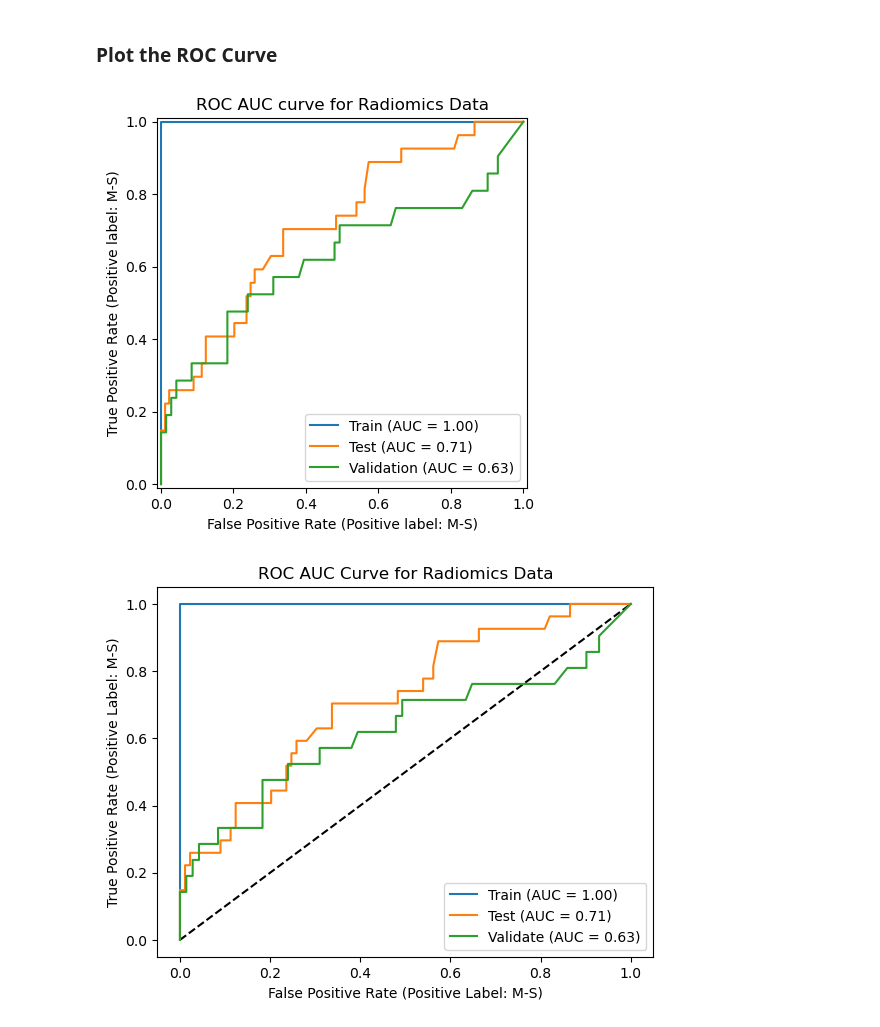
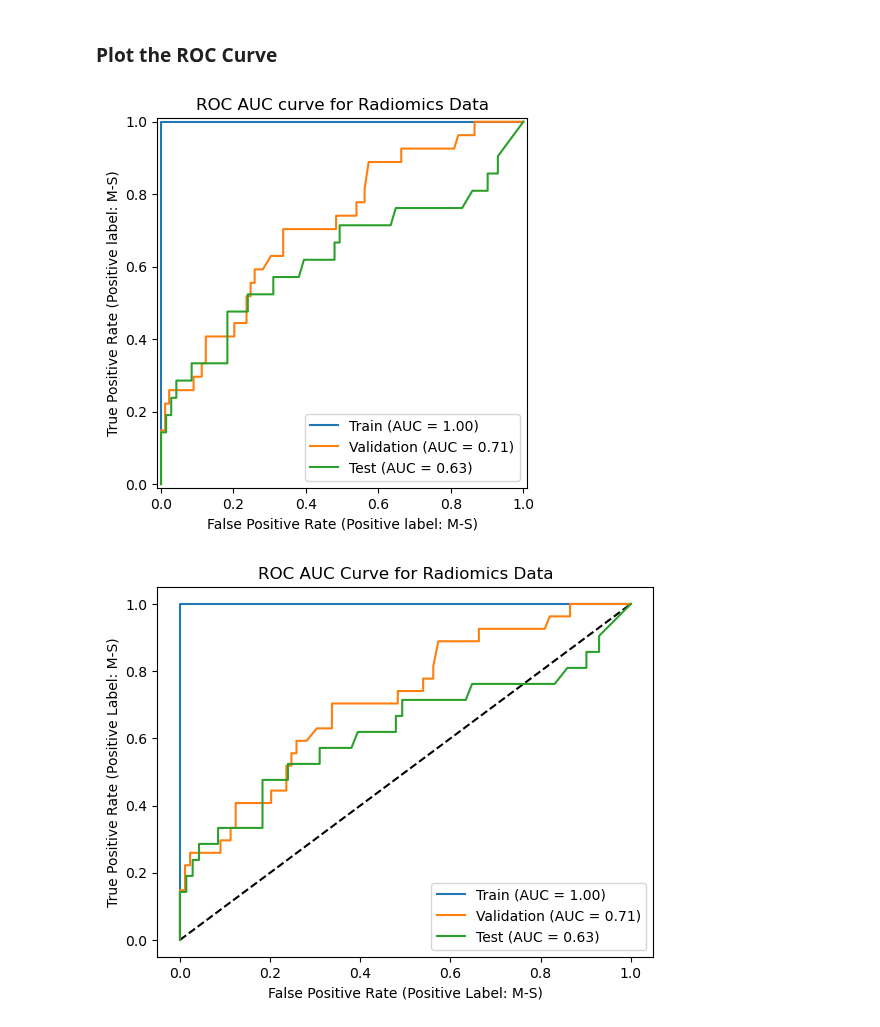
Before and after one commit to KristoferLintonReid/ultrasound-contrastivemodels, a Jupyter notebook: notebooks/baseline_radiomics_ALL.ipynb, the cells around one changed output. Drawn from its saved outputs; the diff is of its cells as text; code cells hidden in the pictures.

```diff
--- a/notebooks/baseline_radiomics_ALL.ipynb
+++ b/notebooks/baseline_radiomics_ALL.ipynb
@@ -463,16 +463,14 @@ Counter({'B-S': 71, 'M-S': 21})
 ### Radiomics Tabular Data
 # %%
 # Scale radiomics sample counts
-scaler = StandardScaler()
-rad_train_df = pd.DataFrame(scaler.fit_transform(rad_train), columns=rad_all.columns)
+scaler_rad = StandardScaler()
+rad_train_df = pd.DataFrame(scaler_rad.fit_transform(rad_train), columns=rad_all.columns)
 rad_train_df.insert(0, "SURGICAL", surg_train)
 
-scaler = StandardScaler().fit(rad_train)
-rad_test_df = pd.DataFrame(scaler.transform(rad_test), columns=rad_all.columns)
+rad_test_df = pd.DataFrame(scaler_rad.transform(rad_test), columns=rad_all.columns)
 rad_test_df.insert(0, "SURGICAL", surg_test)
 
-scaler = StandardScaler().fit(rad_train)
-rad_val_df = pd.DataFrame(scaler.transform(rad_val), columns=rad_all.columns)
+rad_val_df = pd.DataFrame(scaler_rad.transform(rad_val), columns=rad_all.columns)
 rad_val_df.insert(0, "SURGICAL", surg_val)
 # %%
 # Filter features selected using Spearman Rho
@@ -880,39 +878,39 @@ disp.plot()
 disp = RocCurveDisplay.from_estimator(fit_rf_rad, X_train_rad, y_train_rad, pos_label='M-S', name="Train")
 
 # Test data
-disp = RocCurveDisplay.from_estimator(fit_rf_rad, X_test_rad, y_test_rad, pos_label='M-S', ax = disp.ax_, name="Test")
+disp = RocCurveDisplay.from_estimator(fit_rf_rad, X_test_rad, y_test_rad, pos_label='M-S', ax = disp.ax_, name="Validation")
 
 # Validation data
-disp = RocCurveDisplay.from_estimator(fit_rf_rad, X_val_rad, y_val_rad, pos_label='M-S', ax = disp.ax_, name="Validation")
+disp = RocCurveDisplay.from_estimator(fit_rf_rad, X_val_rad, y_val_rad, pos_label='M-S', ax = disp.ax_, name="Test")
 
 disp.ax_.set_title("ROC AUC curve for Radiomics Data");
 # %% [output]
-[figure, old version]
+[figure, new version]
 # %%
 # Train
 y_pred_prob1 = fit_rf_rad.predict_proba(X_train_rad)[:, 1]
 fpr1, tpr1, thresholds1 = roc_curve(y_train_rad, y_pred_prob1, pos_label="M-S")
 auc1 = roc_auc_score(y_train_rad, y_pred_prob1)
 
 # Test
 y_pred_prob2 = fit_rf_rad.predict_proba(X_test_rad)[:, 1]
 fpr2, tpr2, thresholds2 = roc_curve(y_test_rad, y_pred_prob2, pos_label="M-S")
 auc2 = roc_auc_score(y_test_rad, y_pred_prob2)
 
 # Validate
 y_pred_prob3 = fit_rf_rad.predict_proba(X_val_rad)[:, 1]
 fpr3, tpr3, thresholds3 = roc_curve(y_val_rad, y_pred_prob3, pos_label="M-S")
 auc3 = roc_auc_score(y_val_rad, y_pred_prob3)
 
 plt.plot([0, 1], [0, 1], 'k--')
 plt.plot(fpr1, tpr1, label="Train (AUC = %0.2f)" % auc1)
-plt.plot(fpr2, tpr2, label="Test (AUC = %0.2f)" % auc2)
-plt.plot(fpr3, tpr3, label="Validate (AUC = %0.2f)" % auc3)
+plt.plot(fpr2, tpr2, label="Validation (AUC = %0.2f)" % auc2)
+plt.plot(fpr3, tpr3, label="Test (AUC = %0.2f)" % auc3)
 
 plt.legend()
 plt.xlabel("False Positive Rate (Positive Label: M-S)")
 plt.ylabel("True Positive Rate (Positive Label: M-S)")
 plt.title('ROC AUC Curve for Radiomics Data')
 plt.show()
 # %% [output]
-[figure, old version]
+[figure, new version]
```
